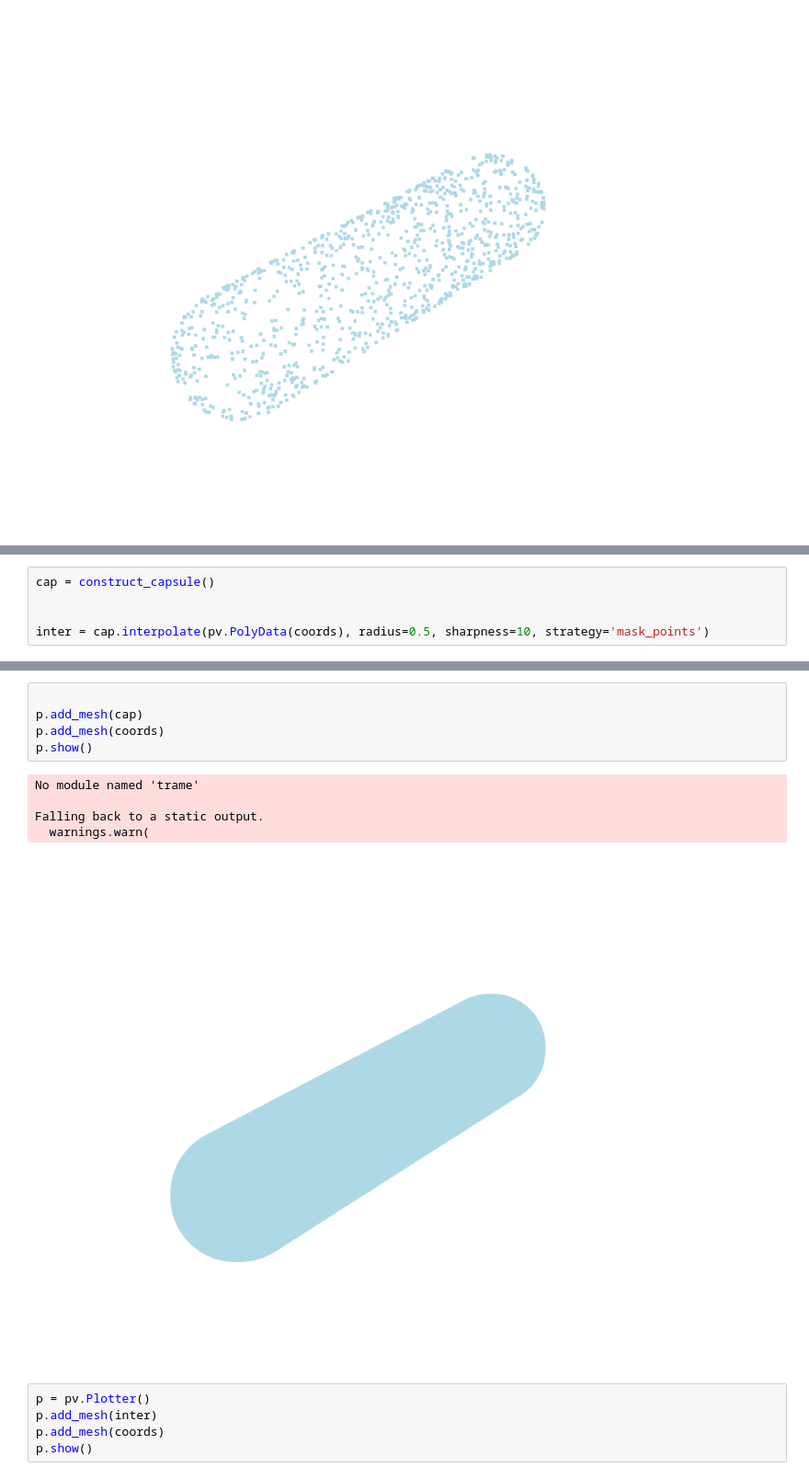
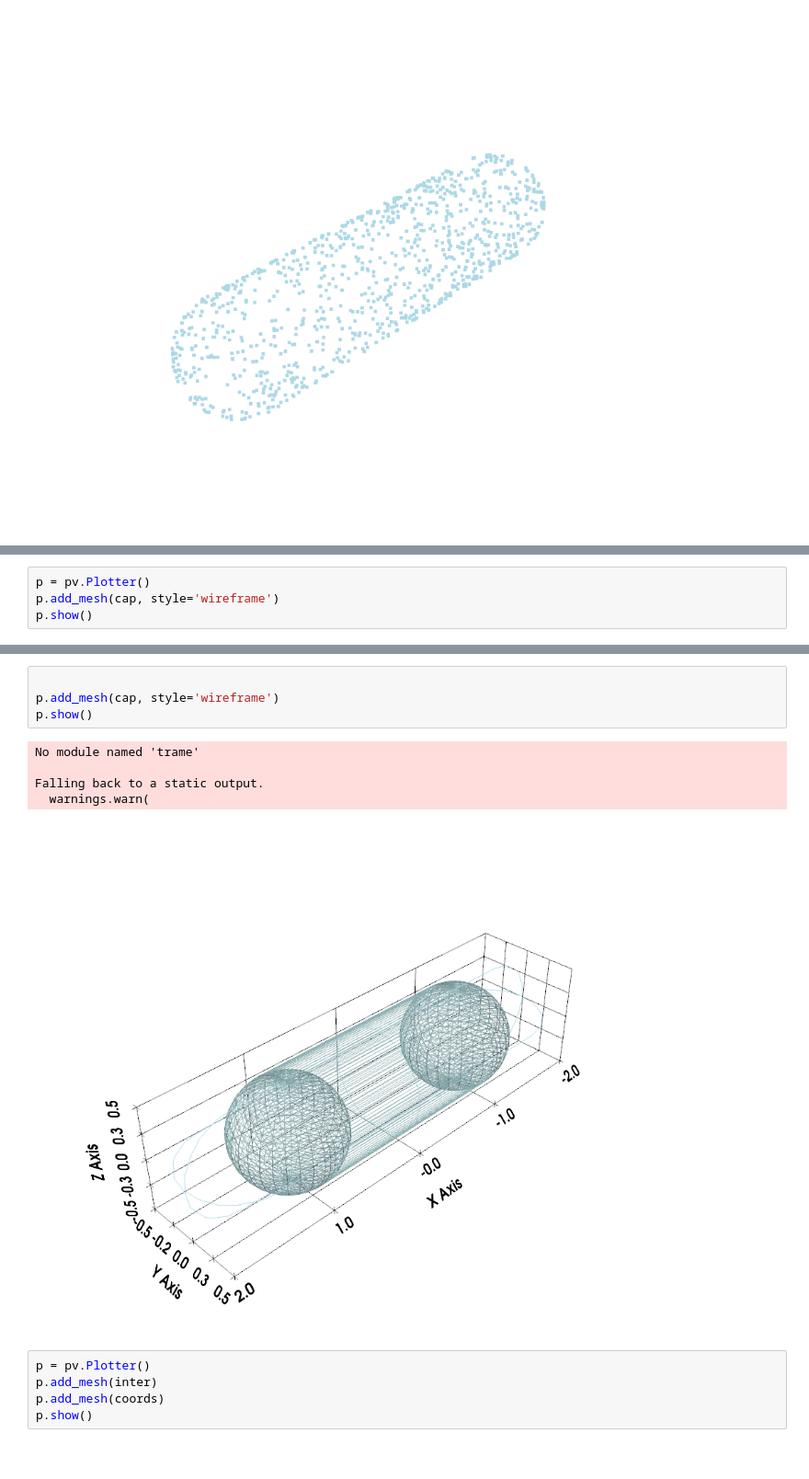
Before and after one commit to biosimulators/Biosimulators_simularium, a Jupyter notebook: biosimulators_simularium/viz.ipynb, the cells around one changed output, grey strips where cells are left out. Shown at 92% size. Drawn from its saved outputs; the diff is of its cells as text.

```diff
--- a/biosimulators_simularium/viz.ipynb
+++ b/biosimulators_simularium/viz.ipynb
@@ -105,6 +142 @@ def construct_capsule(R=0.5, L_PARAM=1) -> pv.PolyData:
     return cylinder.merge(hemisphere1).merge(hemisphere2)
-# %%
-cap = construct_capsule()
-
-
-inter = cap.interpolate(pv.PolyData(coords), radius=0.5, sharpness=10, strategy='mask_points')
@@ -112,0 +242,4 @@ p = pv.Plotter()
+# %%
+p = pv.Plotter()
+p.add_mesh(cap, style='wireframe')
+p.show()
@@ -113,14 +252,13 @@ p = pv.Plotter()
 # %%
 
-p.add_mesh(cap)
-p.add_mesh(coords)
+p.add_mesh(cap, style='wireframe')
 p.show()
 # %% [output]
 No module named 'trame'
 
 Falling back to a static output.
   warnings.warn(
-[figure, old version]
+[figure, new version]
 # %%
 p = pv.Plotter()
 p.add_mesh(inter)
```
Also changed, not shown: parts of 12 cells of this notebook, 8 other files.
